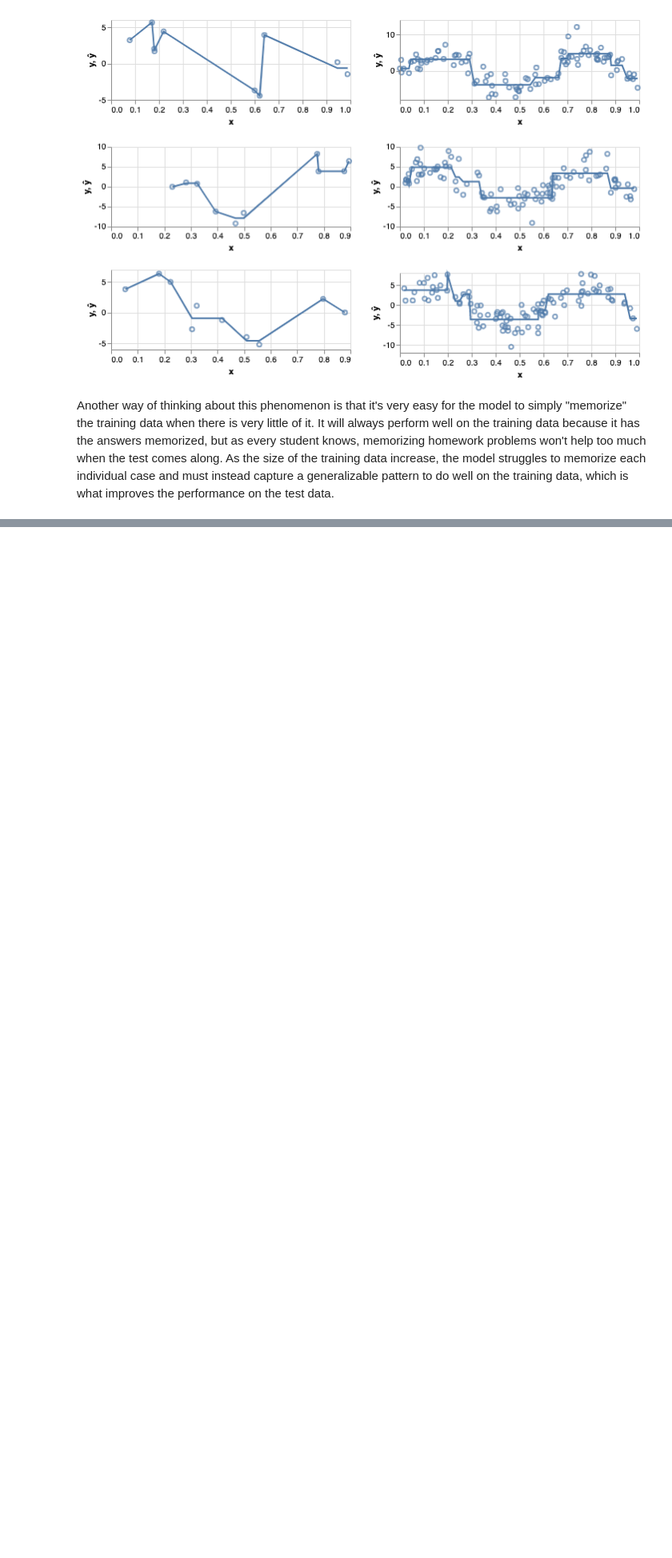
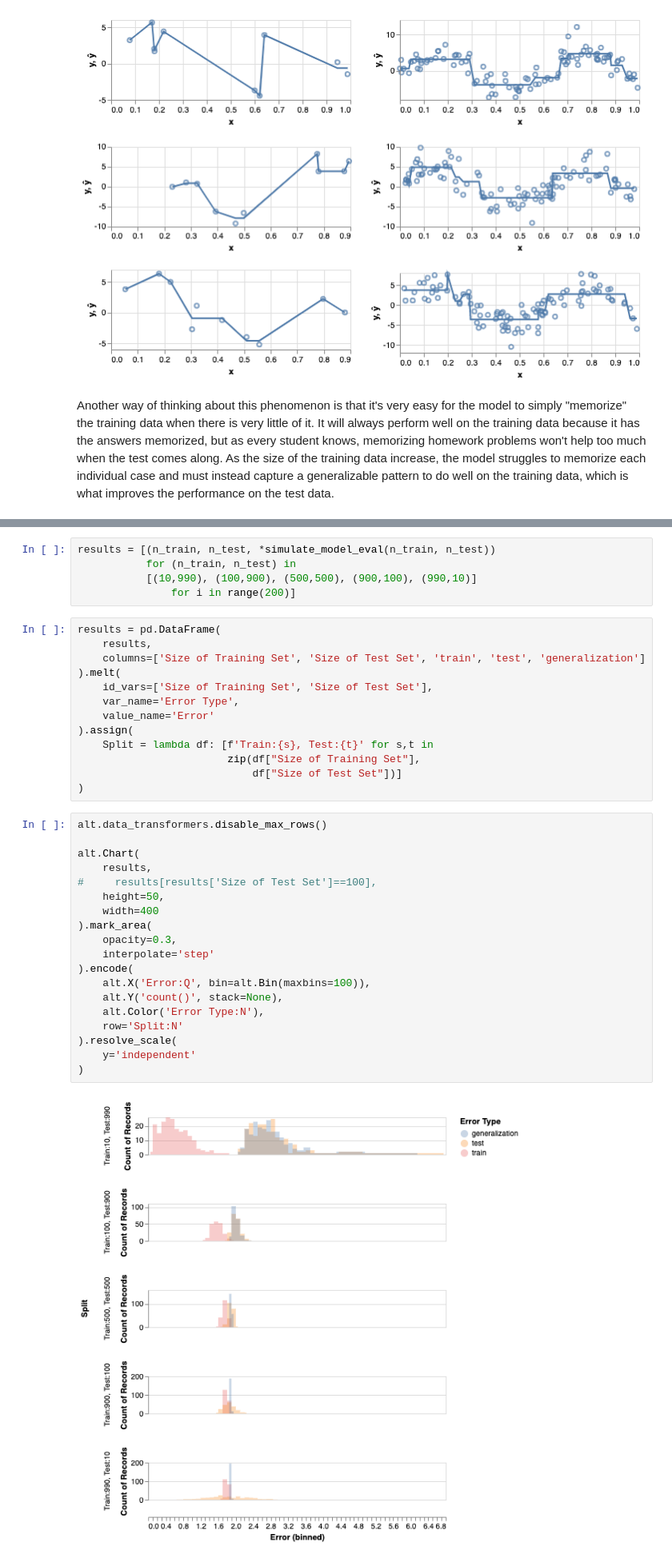
Before and after one commit to alejandroschuler/CSL, a Jupyter notebook: docs/content/model-eval/model-eval.ipynb, the cells around one changed output, grey strips where cells are left out. Shown at 80% size. Drawn from its saved outputs; the diff is of its cells as text; blank space fills up the shorter version.

```diff
--- a/docs/content/model-eval/model-eval.ipynb
+++ b/docs/content/model-eval/model-eval.ipynb
@@ -576,0 +645,39 @@ Another way of thinking about this phenomenon is that it's very easy for the mod
+# %%
+results = [(n_train, n_test, *simulate_model_eval(n_train, n_test))
+           for (n_train, n_test) in
+           [(10,990), (100,900), (500,500), (900,100), (990,10)]
+               for i in range(200)]
+# %%
+results = pd.DataFrame(
+    results,
+    columns=['Size of Training Set', 'Size of Test Set', 'train', 'test', 'generalization']
+).melt(
+    id_vars=['Size of Training Set', 'Size of Test Set'],
+    var_name='Error Type',
+    value_name='Error'
+).assign(
+    Split = lambda df: [f'Train:{s}, Test:{t}' for s,t in
+                        zip(df["Size of Training Set"],
+                            df["Size of Test Set"])]
+)
+# %%
+alt.data_transformers.disable_max_rows()
+
+alt.Chart(
+    results,
+#     results[results['Size of Test Set']==100],
+    height=50,
+    width=400
+).mark_area(
+    opacity=0.3,
+    interpolate='step'
+).encode(
+    alt.X('Error:Q', bin=alt.Bin(maxbins=100)),
+    alt.Y('count()', stack=None),
+    alt.Color('Error Type:N'),
+    row='Split:N'
+).resolve_scale(
+    y='independent'
+)
+# %% [output]
+[figure, added]
```
Also changed, not shown: parts of 23 cells of this notebook, 36 other files.
